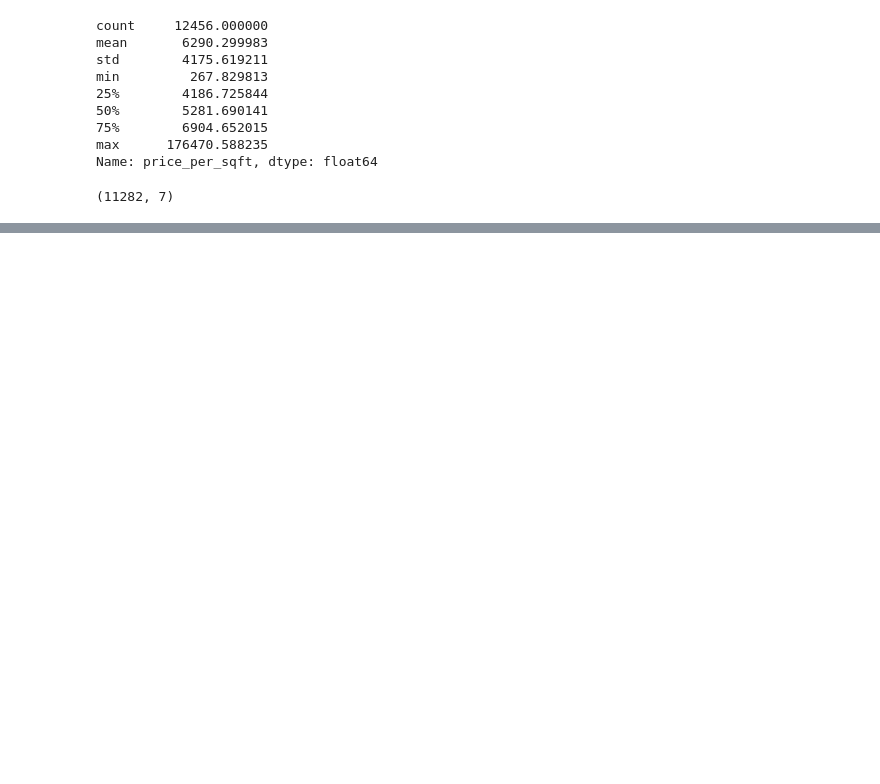
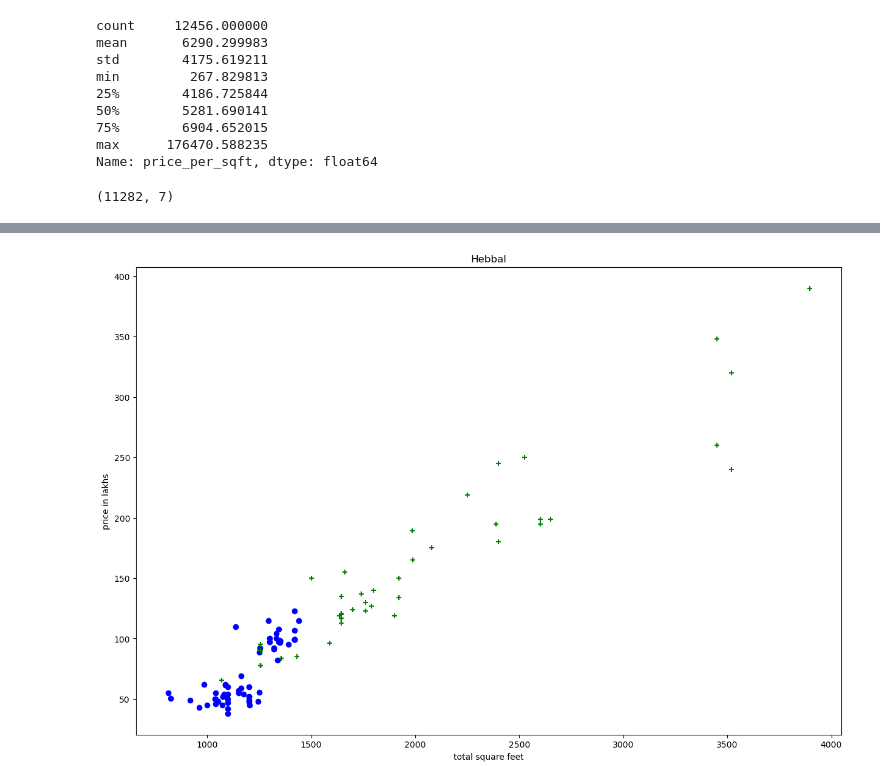
Before and after one commit to tleelat/BangaloreRealEstate, a Jupyter notebook: maincode.ipynb, the cells around one changed output, grey strips where cells are left out. Saved outputs shown, nothing was run; the diff lists cells and outputs as text; code cells hidden in the pictures; blank space fills up the shorter version.

```diff
--- a/maincode.ipynb
+++ b/maincode.ipynb
@@ -339,0 +341,4 @@ scatter_plot(df7,'Hebbal')
+# %%
+scatter_plot(df8,'Hebbal')
+# %% [output]
+[figure, added]
```
Also changed, not shown: parts of 33 cells of this notebook.
